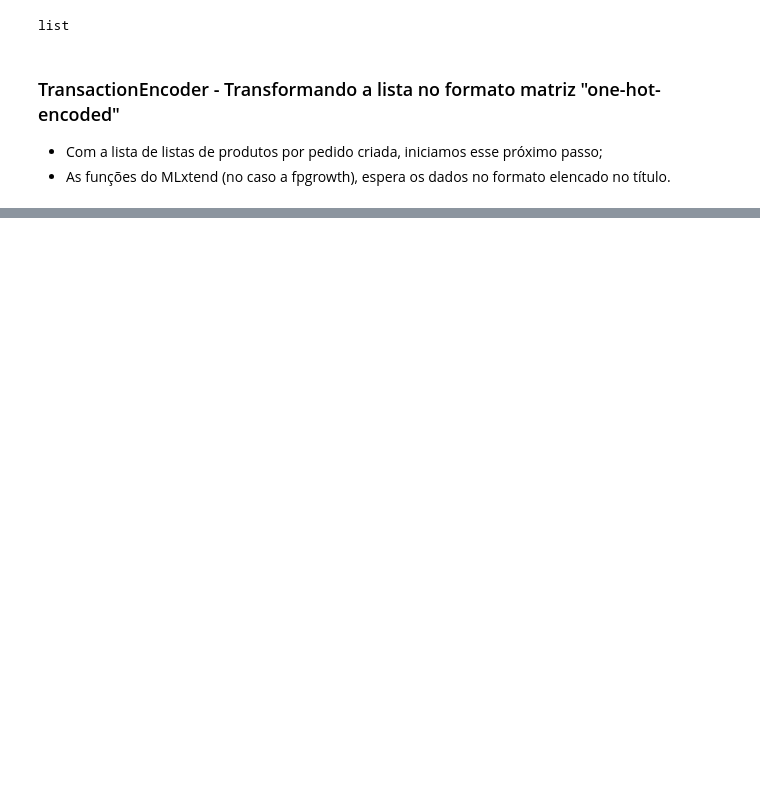
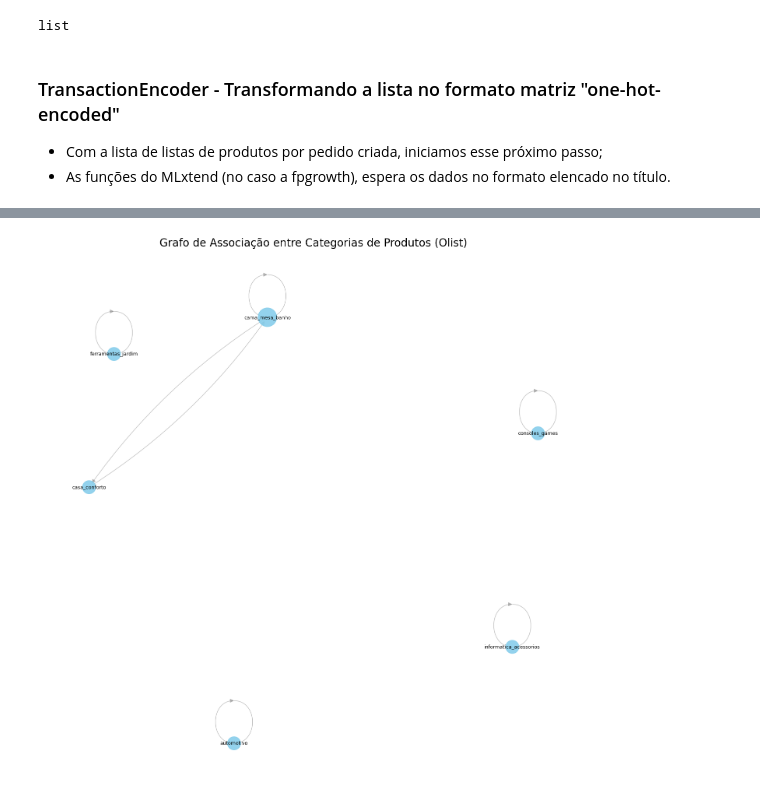
Before and after one commit to geangobo/cross-selling, a Jupyter notebook: src/analise_cesta.ipynb, the cells around one changed output, grey strips where cells are left out. Drawn from its saved outputs; the diff is of its cells as text; code cells hidden in the pictures; blank space fills up the shorter version.

Commit message:
Feat: Aplicado FP-Growth e Regras de Associação, mas, análise sem sucesso de insights

```diff
--- a/src/analise_cesta.ipynb
+++ b/src/analise_cesta.ipynb
@@ -436,0 +692,94 @@ df_encoded_pd.shape
+# %%
+if ('rules' in locals() and not rules.empty and
+    'products' in locals() and products is not None): # Checa products também
+
+    try:
+        # --- 11. Adicionar Nomes de Categoria (Revisado) ---
+        print("Passo 11: Adicionando nomes de categoria às regras...")
+
+        # Criar mapa de categorias (Polars para Pandas para Dict)
+        # Tratar nulos na categoria ANTES de criar o dict
+        mapa_categorias = products.select(['product_id', 'product_category_name'])\
+                                  .fill_null("Desconhecida")\
+                                  .with_columns(pl.col('product_id').cast(pl.Utf8))\
+                                  .unique(subset=['product_id'], keep='first')\
+                                  .to_pandas()\
+                                  .set_index('product_id')['product_category_name']\
+                                  .to_dict()
+
+        # Função auxiliar para obter UMA categoria representativa do frozenset
+        def get_category_from_itemset(itemset, mapa):
+            # Pega a categoria do primeiro item do set como representante
+            # Funciona bem para regras A->B, C->D, etc.
+            # Para regras {A,B}->C, pegaria a categoria de A ou B.
+            first_item = next(iter(itemset), None) # Pega o primeiro item ou None se vazio
+            return mapa.get(first_item, f"Cat({first_item})?") if first_item else "Desconhecido"
+
+        # Aplicar para criar colunas de categoria
+        rules['Categoria_Antecedent'] = rules['antecedents'].apply(lambda x: get_category_from_itemset(x, mapa_categorias))
+        rules['Categoria_Consequent'] = rules['consequents'].apply(lambda x: get_category_from_itemset(x, mapa_categorias))
+        print("Categorias adicionadas.")
+
+        # --- Preparar Dados e Criar Grafo ---
+        print("\nPreparando dados e criando o grafo...")
+        # Usar as categorias como nós. Selecionar colunas para o grafo.
+        rules_for_graph = rules[['Categoria_Antecedent', 'Categoria_Consequent', 'lift', 'confidence']].copy()
+
+        # Opcional: Remover regras onde antecedente e consequente são da mesma categoria?
+        # rules_for_graph = rules_for_graph[rules_for_graph['Categoria_Antecedent'] != rules_for_graph['Categoria_Consequent']]
+        # print(f"Mantidas {len(rules_for_graph)} regras intercategorias para o grafo.")
+
+        if rules_for_graph.empty:
+             print("Nenhuma regra restante após filtros para plotar o grafo.")
+        else:
+            # Criar grafo direcionado (A -> B)
+            G = nx.from_pandas_edgelist(
+                rules_for_graph,
+                source='Categoria_Antecedent',
+                target='Categoria_Consequent',
+                edge_attr=['lift', 'confidence'], # Atributos da aresta
+                create_using=nx.DiGraph()
+            )
+            print(f"Grafo criado com {G.number_of_nodes()} nós (categorias) e {G.number_of_edges()} arestas (regras).")
+
+            # Calcular grau total (entrada + saída) para tamanho do nó
+            degrees = {node: G.in_degree(node) + G.out_degree(node) for node in G.nodes()}
+            node_sizes = [degrees.get(node, 1) * 300 for node in G.nodes()] # Ajuste o multiplicador para tamanho
+
+            # Calcular layout
+            print("Calculando layout...")
+            pos = nx.spring_layout(G, k=1.8, iterations=50, seed=42) # Aumentar k para mais espaço, seed para reprodutibilidade
+
+            # --- Desenhar o Grafo ---
+            print("Desenhando o grafo...")
+            plt.figure(figsize=(18, 18)) # Tamanho grande
+
+            # Nós (tamanho pelo grau, cor fixa ou por grau)
+            nx.draw_networkx_nodes(
+                G, pos, node_size=node_sizes, node_color='skyblue', alpha=0.9
+            )
+            # Arestas (com setas)
+            nx.draw_networkx_edges(
+                G, pos, alpha=0.5, edge_color='grey',
+                arrows=True, arrowstyle='-|>', arrowsize=15,
+                connectionstyle='arc3,rad=0.1' # Curvar arestas ligeiramente
+            )
+            # Rótulos (nomes das categorias)
+            nx.draw_networkx_labels(
+                G, pos, font_size=9, font_color='black'
+            )
+
+            # (Opcional) Adicionar pesos das arestas (ex: Lift)
+            # edge_labels = {(u, v): f"{d['lift']:.1f}" for u, v, d in G.edges(data=True)}
+            # nx.draw_networkx_edge_labels(G, pos, edge_labels=edge_labels, font_size=7, font_color='red')
+
+            plt.title("Grafo de Associação entre Categorias de Produtos (Olist)", size=20)
+            plt.axis('off')
+            plt.show()
+
+    except Exception as e:
+        print(f"Erro ao adicionar categorias ou gerar grafo: {e}")
+
+else:
+    print("ERRO: DataFrame 'rules' ou 'products' não encontrado ou vazio.")
+# %% [output]
@@ -436,0 +793 @@ df_encoded_pd.shape
+[figure, added]
```
Also changed, not shown: parts of 20 cells of this notebook, 1 other file.
